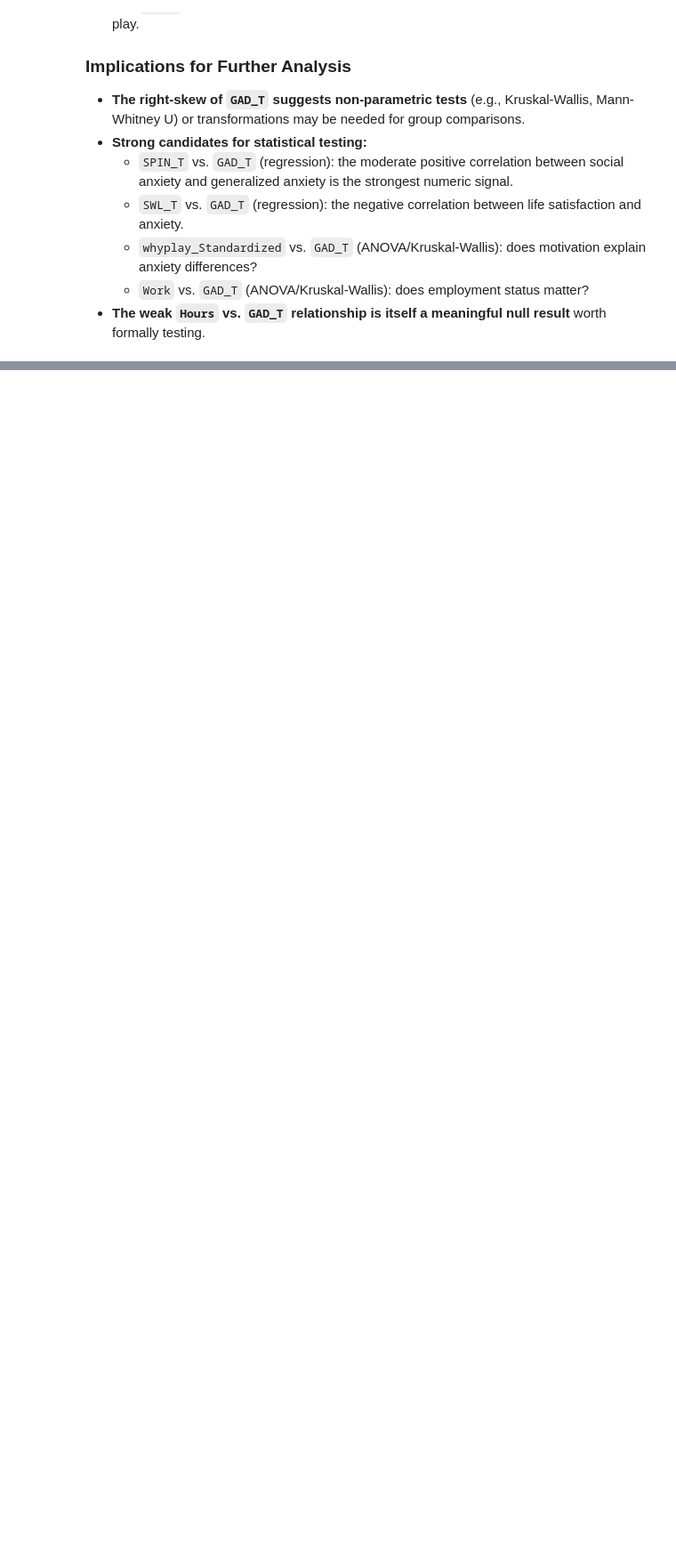
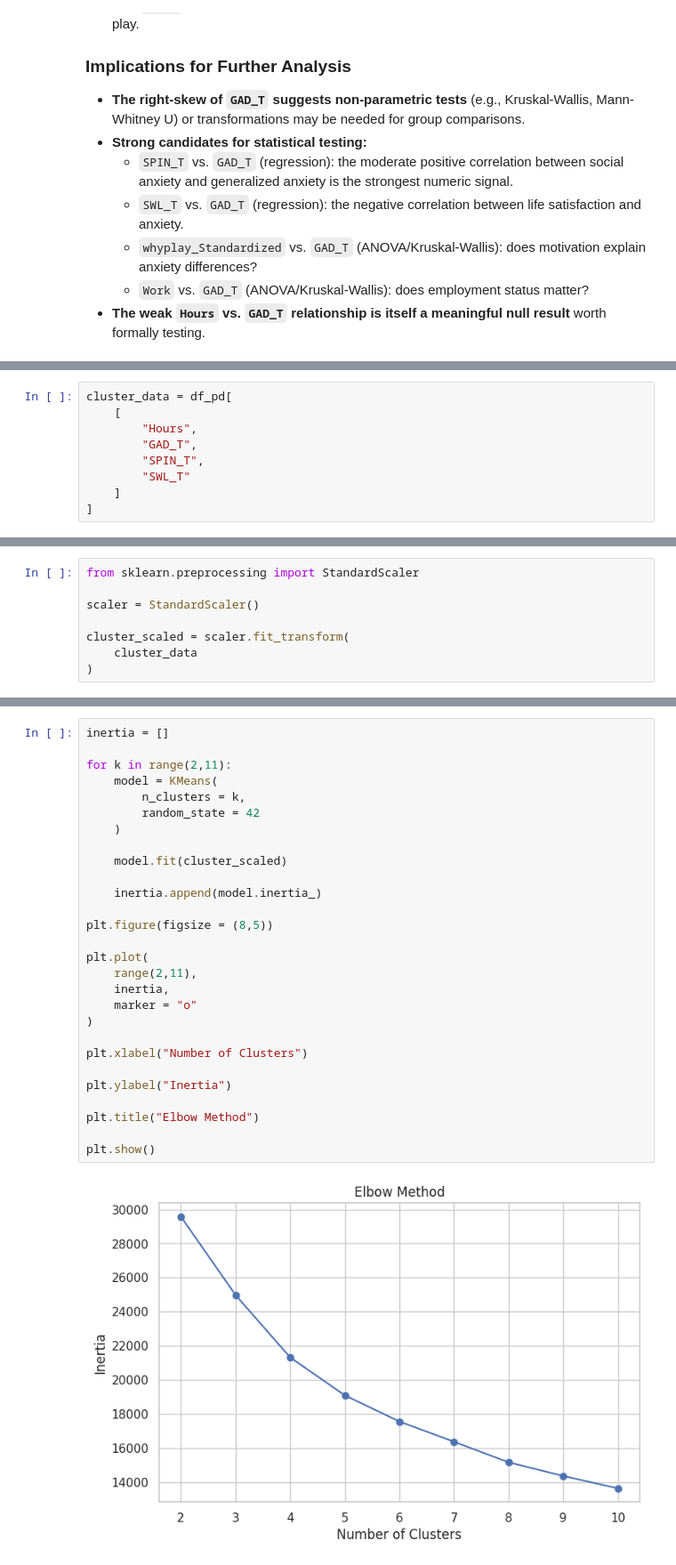
Before and after one commit to JeanLucGaffud/Statistical-Modeling-and-Simulation-Project, a Jupyter notebook: main4.ipynb, the cells around one changed output, grey strips where cells are left out. Shown at 89% size. Saved outputs shown, nothing was run; the diff lists cells and outputs as text; blank space fills up the shorter version.

```diff
--- a/main4.ipynb
+++ b/main4.ipynb
@@ -766,0 +1241,9 @@ Unemployed / between jobs         1028  6.35     5.0  5.36
+# %%
+cluster_data = df_pd[
+    [
+        "Hours",
+        "GAD_T",
+        "SPIN_T",
+        "SWL_T"
+    ]
+]
@@ -766,0 +1252,8 @@ Unemployed / between jobs         1028  6.35     5.0  5.36
+# %%
+from sklearn.preprocessing import StandardScaler
+
+scaler = StandardScaler()
+
+cluster_scaled = scaler.fit_transform(
+    cluster_data
+)
@@ -766,0 +1262,30 @@ Unemployed / between jobs         1028  6.35     5.0  5.36
+# %%
+inertia = []
+
+for k in range(2,11):
+    model = KMeans(
+        n_clusters = k,
+        random_state = 42
+    )
+
+    model.fit(cluster_scaled)
+
+    inertia.append(model.inertia_)
+
+plt.figure(figsize = (8,5))
+
+plt.plot(
+    range(2,11),
+    inertia,
+    marker = "o"
+)
+
+plt.xlabel("Number of Clusters")
+
+plt.ylabel("Inertia")
+
+plt.title("Elbow Method")
+
+plt.show()
+# %% [output]
+[figure, added]
```
Also changed, not shown: parts of 84 cells of this notebook.
